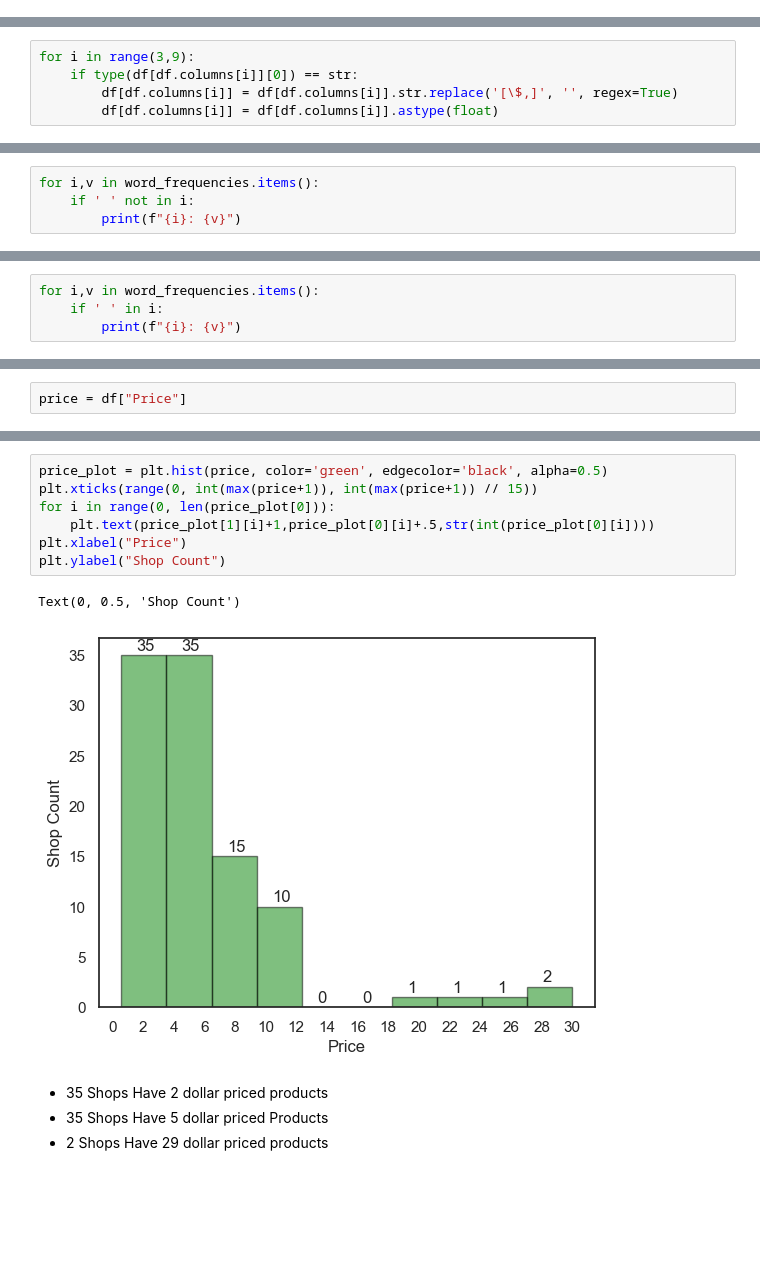
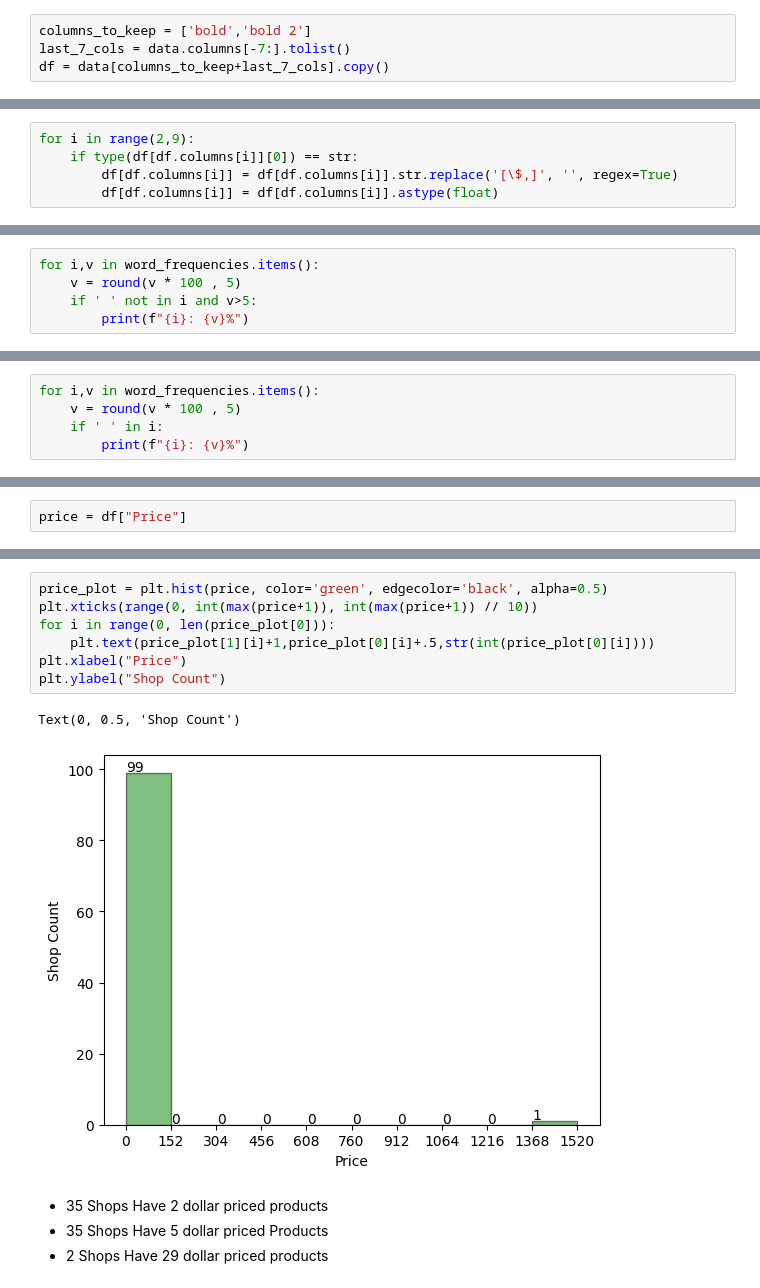
Before and after one commit to gupta-aayushkr/Etsy-Market-Analysis, a Jupyter notebook: EDA.ipynb, the cells around one changed output, grey strips where cells are left out. Saved outputs shown, nothing was run; the diff lists cells and outputs as text; blank space fills up the shorter version.

```diff
--- a/EDA.ipynb
+++ b/EDA.ipynb
@@ -54,0 +51,4 @@ df.drop(columns=df.columns[columns_to_drop], inplace=True)
+# %%
+columns_to_keep = ['bold','bold 2']
+last_7_cols = data.columns[-7:].tolist()
+df = data[columns_to_keep+last_7_cols].copy()
@@ -123,7 +139,7 @@ memory usage: 7.2+ KB
 # %% [markdown]
 # Converting str object column to float
 # %%
-for i in range(3,9):
+for i in range(2,9):
     if type(df[df.columns[i]][0]) == str:
         df[df.columns[i]] = df[df.columns[i]].str.replace('[\$,]', '', regex=True)
         df[df.columns[i]] = df[df.columns[i]].astype(float)
@@ -255,6 +267,7 @@ word_frequencies = wordcloud.words_
 - one word with most frequency
 # %%
 for i,v in word_frequencies.items():
-    if ' ' not in i:
-        print(f"{i}: {v}")
+    v = round(v * 100 , 5)
+    if ' ' not in i and v>5:
+        print(f"{i}: {v}%")
 # %% [output]
@@ -279,6 +292,7 @@ new: 0.011363636363636364
 - two word with most frequency
 # %%
 for i,v in word_frequencies.items():
+    v = round(v * 100 , 5)
     if ' ' in i:
-        print(f"{i}: {v}")
+        print(f"{i}: {v}%")
 # %% [output]
@@ -672,13 +712,13 @@ price.value_counts().reset_index()
 # %%
 price_plot = plt.hist(price, color='green', edgecolor='black', alpha=0.5)
-plt.xticks(range(0, int(max(price+1)), int(max(price+1)) // 15))
+plt.xticks(range(0, int(max(price+1)), int(max(price+1)) // 10))
 for i in range(0, len(price_plot[0])):
     plt.text(price_plot[1][i]+1,price_plot[0][i]+.5,str(int(price_plot[0][i])))
 plt.xlabel("Price")
 plt.ylabel("Shop Count")
 # %% [output]
 Text(0, 0.5, 'Shop Count')
-[figure, old version]
+[figure, new version]
 # %% [markdown]
 - 35 Shops Have 2 dollar priced products
 - 35 Shops Have 5 dollar priced Products
```
Also changed, not shown: parts of 54 cells of this notebook, 6 other files.
